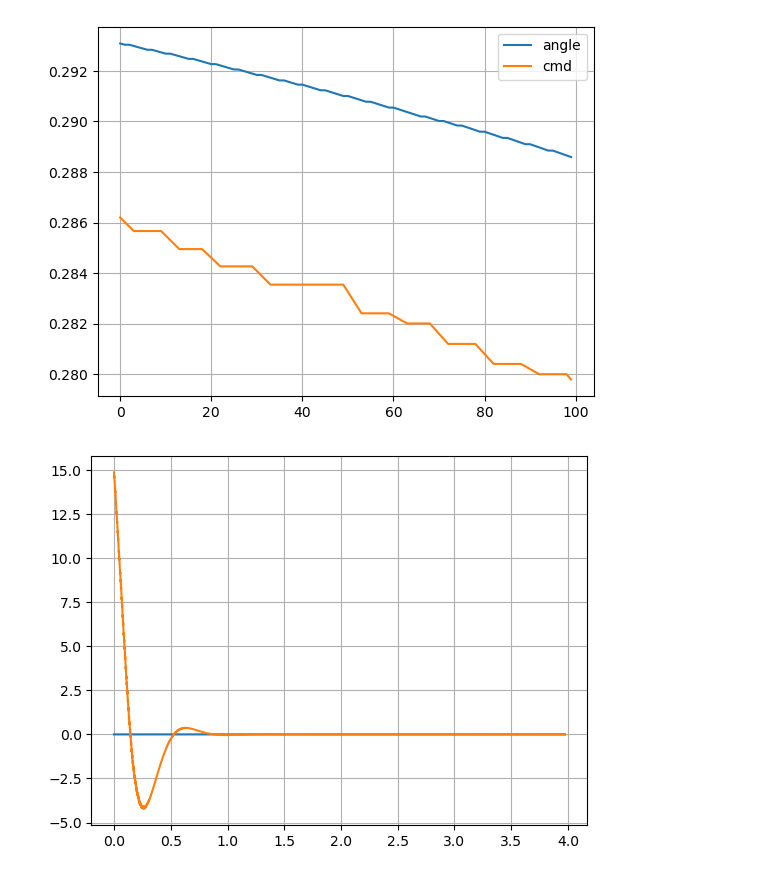
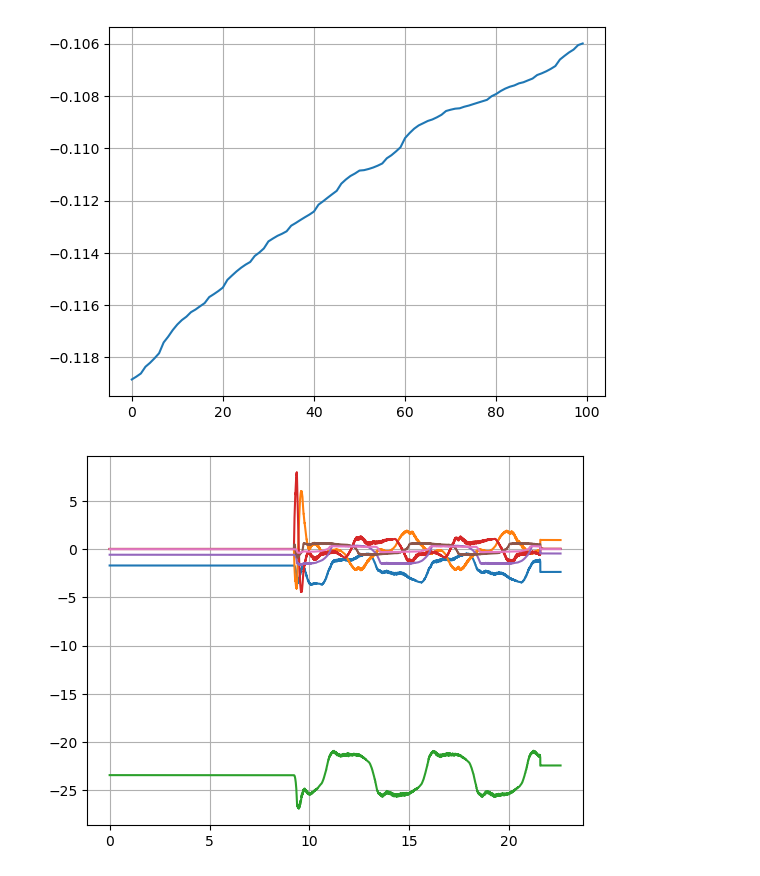
Before and after one commit to AlexanderWegenerRobotics/teleop-simulator, a Jupyter notebook: analysis/notebooks/read_logging.ipynb, the cells around one changed output. Saved outputs shown, nothing was run; the diff lists cells and outputs as text; code cells hidden in the pictures.

```diff
--- a/analysis/notebooks/read_logging.ipynb
+++ b/analysis/notebooks/read_logging.ipynb
@@ -7,6 +8,9 @@ from matplotlib import pyplot as plt
 
 from utils.common import read_csv_logging
 # %%
-data = read_csv_logging("../../log/head_log.csv")
+data = read_csv_logging("../../log/arm_left_log.csv")
 print(f"Signals: {data.keys()}")
+
+pos = data["O_T_EE"][:,12:15]
+pos_cmd = data["O_T_EE_cmd"][:,12:15]
 # %% [output]
@@ -24,17 +42,15 @@ plt.show()
 # %%
-start, stop = 15000, 15100
-plt.plot(data["q"][start:stop,0])
-plt.plot(data["q_cmd"][start:stop,0])
+plt.plot(data["dq"][10000:10100,2])
 plt.grid()
-plt.legend(["angle", "cmd"])
 
 plt.show()
 # %% [output]
-[figure, old version]
+[figure, new version]
 # %%
+# data["time"],
 plt.plot(data["time"], data["tau_J"])
 plt.grid()
 
 plt.show()
 # %% [output]
-[figure, old version]
+[figure, new version]
```
Also changed, not shown: parts of 4 cells of this notebook, 12 other files.
